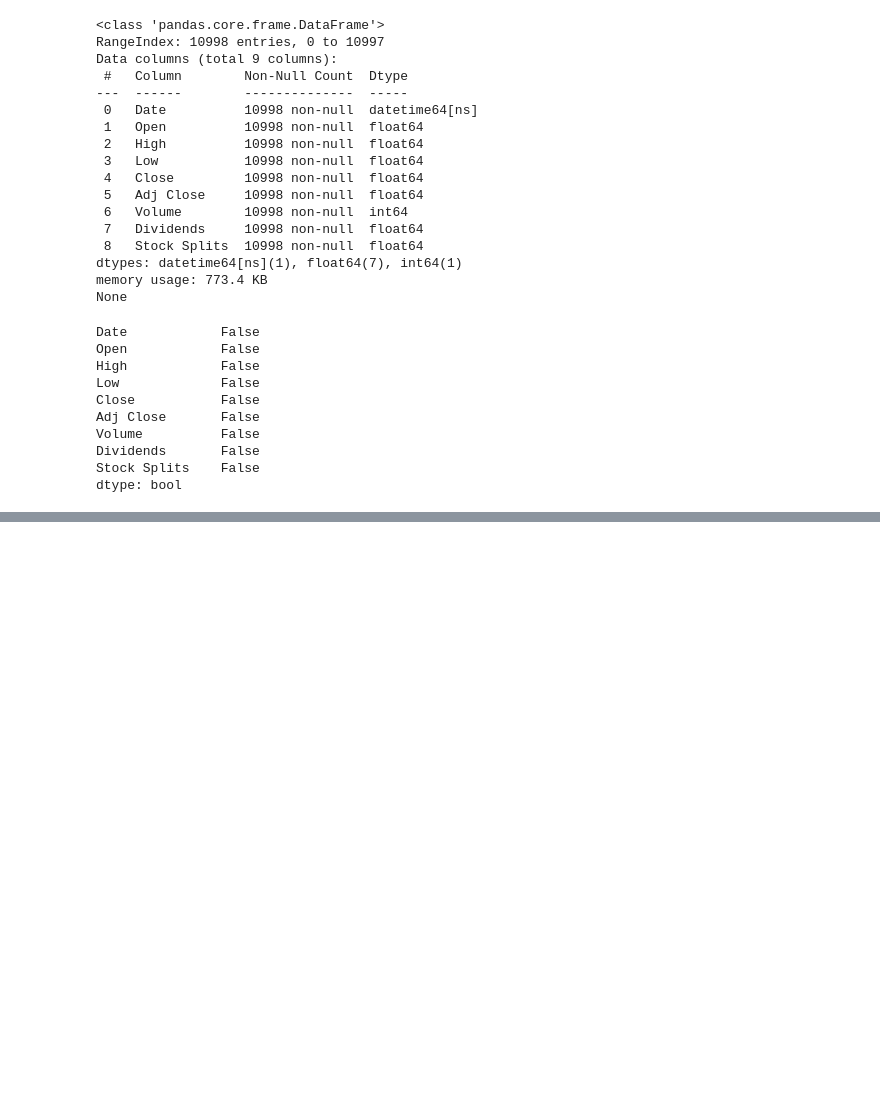
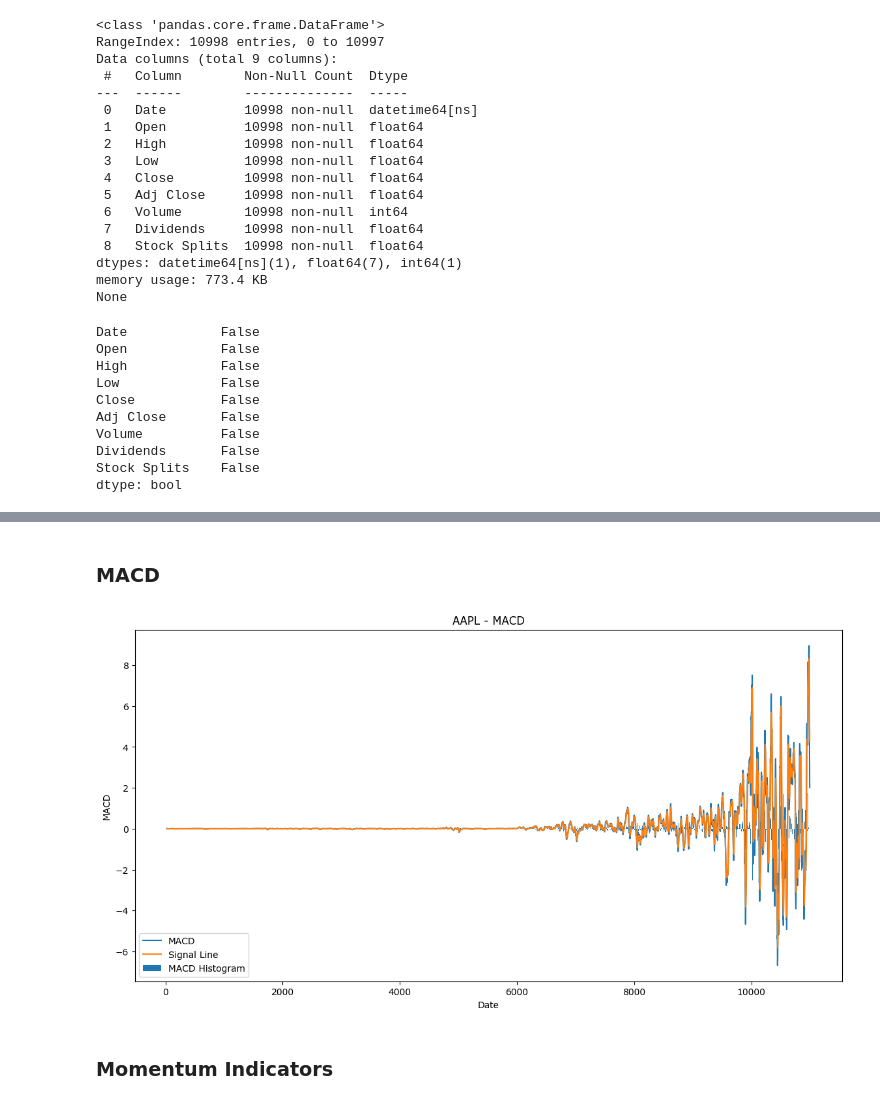
Before and after one commit to doffn/week1_eda, a Jupyter notebook: notebooks/Task_2.ipynb, the cells around one changed output, grey strips where cells are left out. Drawn from its saved outputs; the diff is of its cells as text; code cells hidden in the pictures; blank space fills up the shorter version.

```diff
--- a/notebooks/Task_2.ipynb
+++ b/notebooks/Task_2.ipynb
@@ -99,0 +144,16 @@ dtype: bool
+# %% [markdown]
+###  MACD
+# %%
+plt.figure(figsize=(14, 7))
+plt.plot(data_AAPl.index, data_AAPl['MACD'], label='MACD')
+plt.plot(data_AAPl.index, data_AAPl['MACD_Signal'], label='Signal Line')
+plt.bar(data_AAPl.index, data_AAPl['MACD_Diff'], label='MACD Histogram')
+plt.title(f'{ticker} - MACD')
+plt.xlabel('Date')
+plt.ylabel('MACD')
+plt.legend()
+plt.show()
+# %% [output]
+[figure, added]
+# %% [markdown]
+### Momentum Indicators
```
Also changed, not shown: parts of 13 cells of this notebook.
